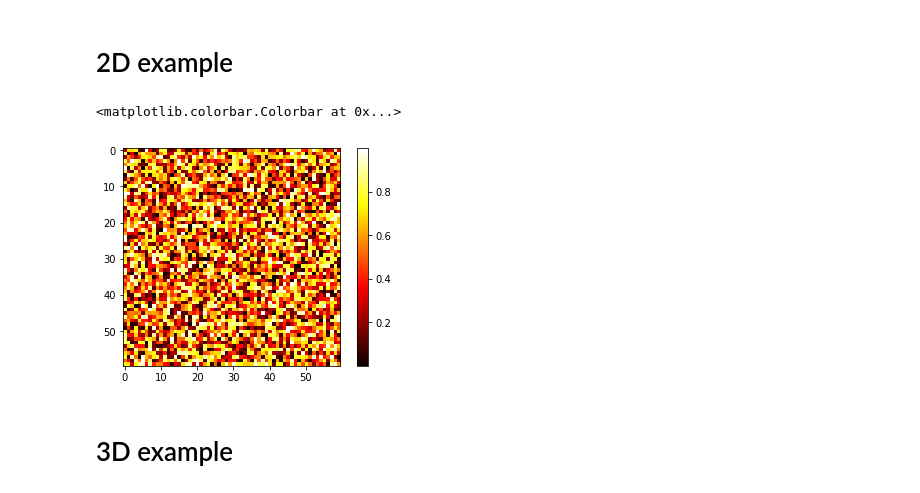
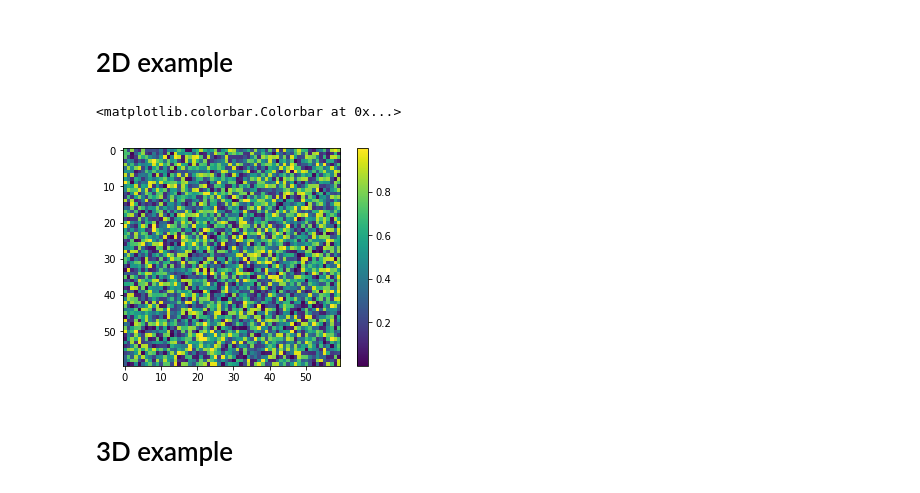
Before and after one commit to iluvatar1/IntroPython, a Jupyter notebook: Session-II-DataAnalysisAndVisualization/visualization-Intro.ipynb, the cells around one changed output. Saved outputs shown, nothing was run; the diff lists cells and outputs as text; code cells hidden in the pictures.

```diff
--- a/Session-II-DataAnalysisAndVisualization/visualization-Intro.ipynb
+++ b/Session-II-DataAnalysisAndVisualization/visualization-Intro.ipynb
@@ -45,15 +45,15 @@ plot(*args, scalex=True, scaley=True, data=None, **kwargs)
 # %%
 %matplotlib inline
 # From http://scipy-lectures.org/intro/numpy/numpy.html
 import numpy as np
 import matplotlib.pyplot as plt
 
 image = np.random.rand(60, 60)
-plt.imshow(image, cmap=plt.cm.hot) # viridis, heat, magma
+plt.imshow(image, cmap=plt.cm.viridis) # viridis, heat, magma
 plt.colorbar()
 # %% [output]
 <matplotlib.colorbar.Colorbar at 0x...>
-[figure, old version]
+[figure, new version]
 # %% [markdown]
 # 3D example
 # %%
```
Also changed, not shown: parts of 3 cells of this notebook, 2 other files.
